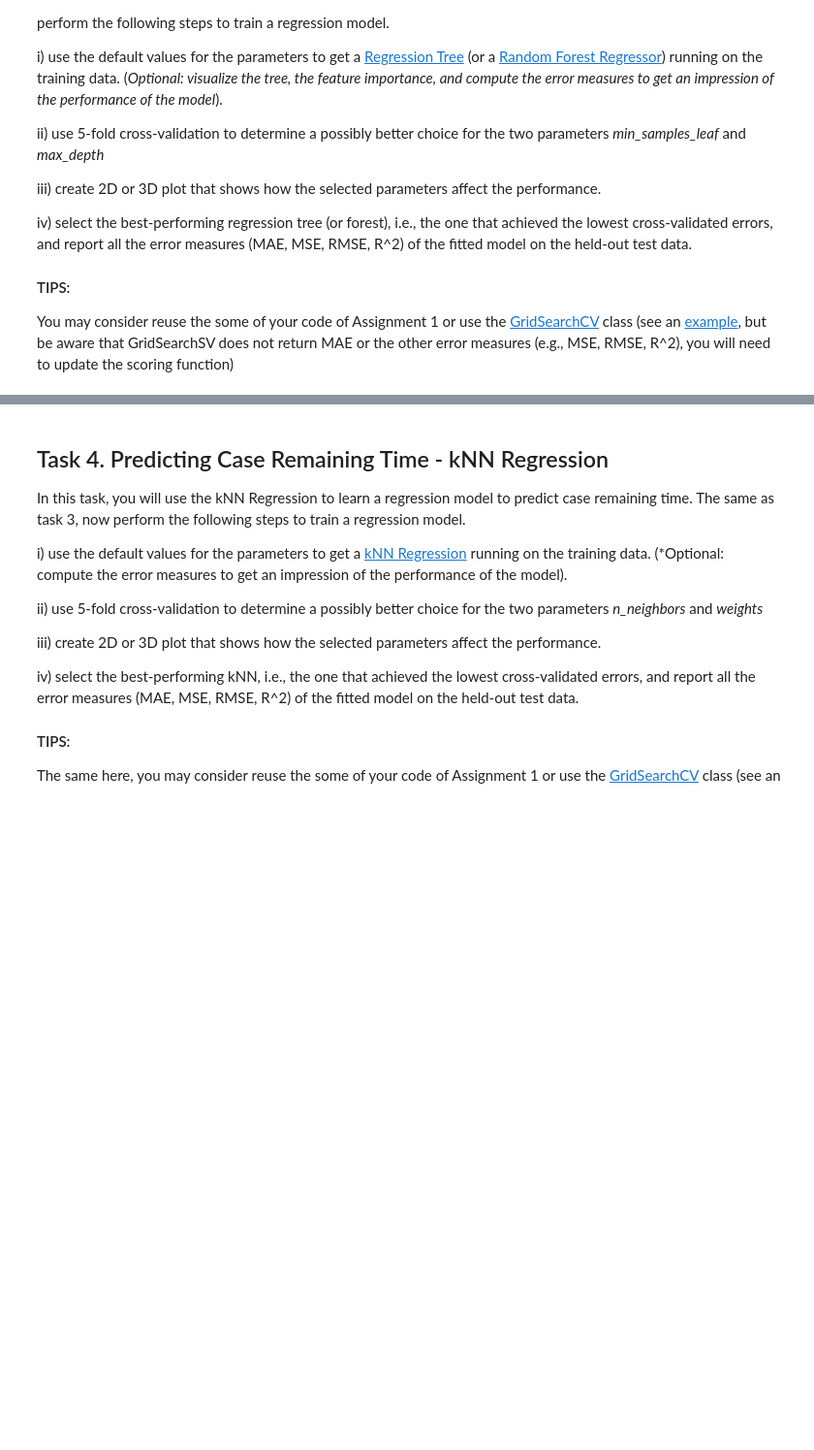
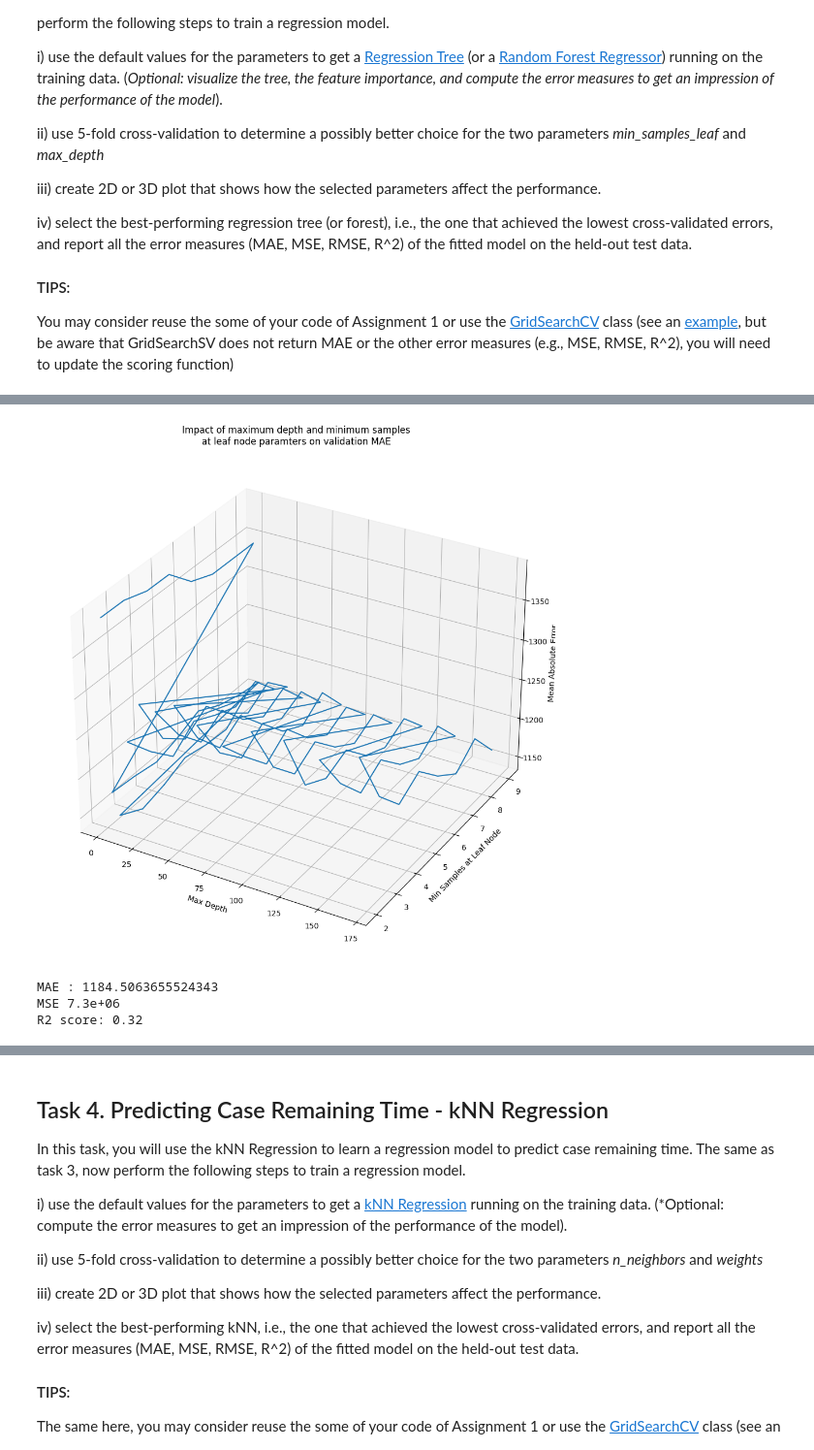
Before and after one commit to MarognaLorenzo/ApplicationOfMachineLearning, a Jupyter notebook: Assignment2/notebooks/Aksel.ipynb, the cells around one changed output, grey strips where cells are left out. Shown at 97% size. Saved outputs shown, nothing was run; the diff lists cells and outputs as text; code cells hidden in the pictures; blank space fills up the shorter version.

```diff
--- a/Assignment2/notebooks/Aksel.ipynb
+++ b/Assignment2/notebooks/Aksel.ipynb
@@ -364,0 +468,12 @@ from sklearn.tree import DecisionTreeRegressor
+# %%
+# TODO: set the search space of the parameters *min_samples_leaf* and *max_depth*
+
+import numpy as np
+min_samples_leaf_choices = np.arange(2,10)
+max_depht_choices = np.arange(1, 14) **2
+
+param_choices = [
+    {"max_depth": max_depth, "min_samples_leaf":min_samples_leaf}
+    for max_depth in max_depht_choices
+    for min_samples_leaf in min_samples_leaf_choices
+]
@@ -364,0 +526,36 @@ from sklearn.tree import DecisionTreeRegressor
+# %%
+# TODO: create 2D or 3D plot that shows how the selected parameter values affect the MAE (or RMSE).
+results = pd.DataFrame(
+    [
+        param_choice | {"mae": mae}
+        for param_choice, mae in zip(param_choices, np.mean(mae, axis=0))
+    ]
+)
+
+fig = plt.figure(figsize=(15, 10))
+
+ax = fig.add_subplot(111, projection="3d")
+
+ax.plot(results.max_depth, results.min_samples_leaf, results.mae)
+
+ax.set_xlabel("Max Depth")
+ax.set_ylabel("Min Samples at Leaf Node")
+ax.set_zlabel("Mean Absolute Error")
+ax.set_title(
+    "Impact of maximum depth and minimum samples\n"
+    "at leaf node paramters on validation MAE"
+)
+fig.tight_layout()
+plt.show()
+# %% [output]
+[figure, added]
+# %%
+
+# TODO: compute the performance of the model on your held-out test data
+best_tree.fit(X_ls_train, y_ls_train)
+best_tree_res = best_tree.predict(X_ls_test)
+print_performance_metrics(y_ls_test, best_tree_res)
+# %% [output]
+MAE : 1184.5063655524343
+MSE 7.3e+06
+R2 score: 0.32
```
Also changed, not shown: parts of 59 cells of this notebook, 2 other files.
